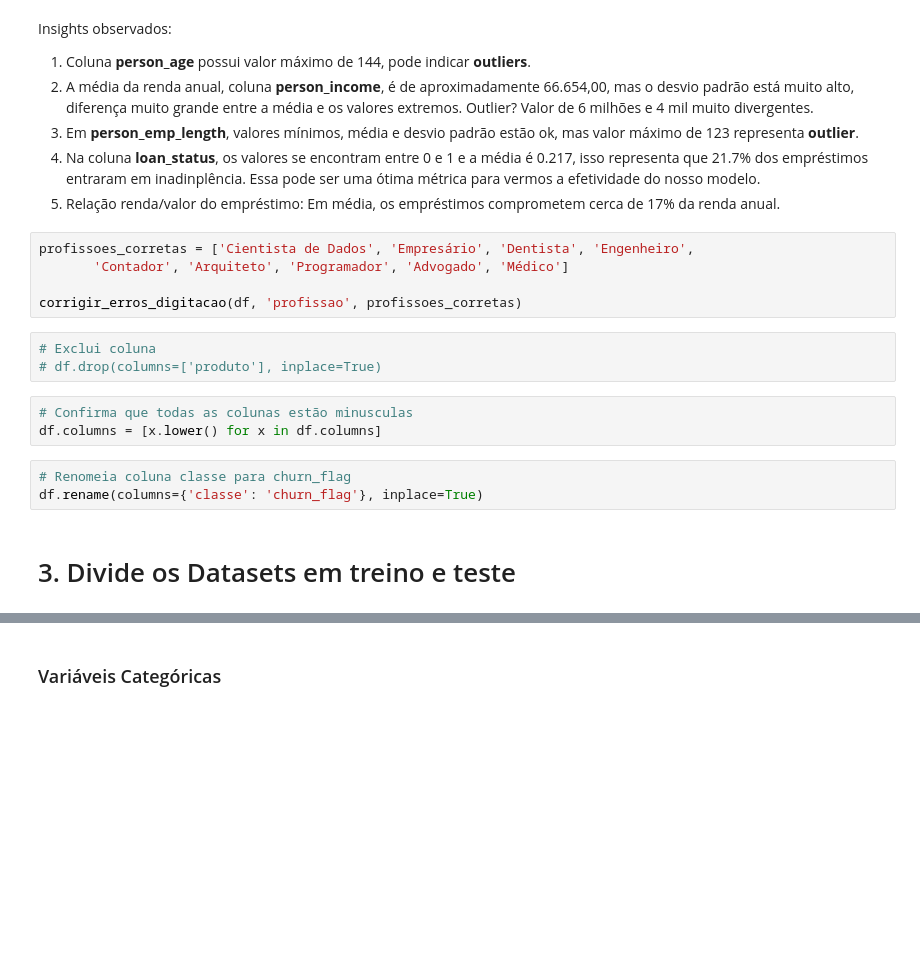
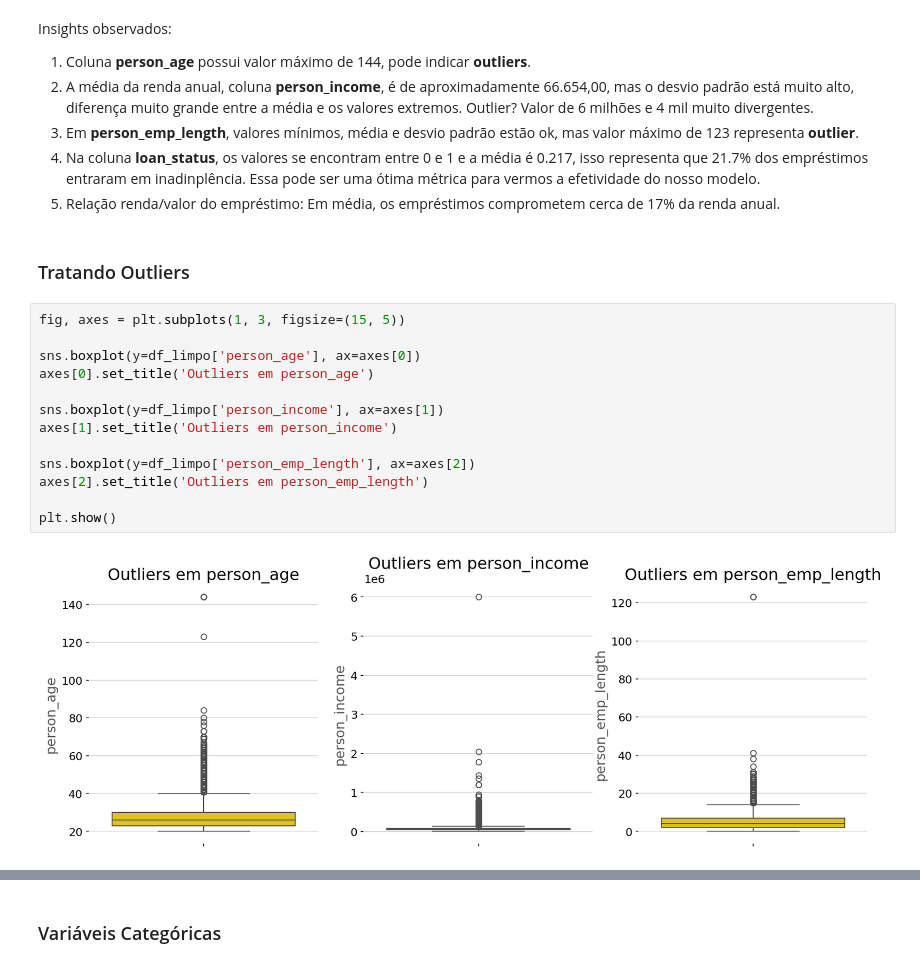
Before and after one commit to vvinicios/Machine-Learning-Consessao-de-Credito, a Jupyter notebook: 1-EDA.ipynb, the cells around one changed output, grey strips where cells are left out. Cells and saved outputs as stored; diff of their text form; blank space fills up the shorter version.

Commit message:
Concluindo divisão entre treino e teste e limpando outliers

```diff
--- a/1-EDA.ipynb
+++ b/1-EDA.ipynb
@@ -204,19 +216,20 @@ Insights observados:
 3. Em <b>person_emp_length</b>, valores mínimos, média e desvio padrão estão ok, mas valor máximo de 123 representa <b>outlier</b>.
 4. Na coluna <b>loan_status</b>, os valores se encontram entre 0 e 1 e a média é 0.217, isso representa que 21.7% dos empréstimos entraram em inadinplência. Essa pode ser uma ótima métrica para vermos a efetividade do nosso modelo.
 5. Relação renda/valor do empréstimo: Em média, os empréstimos comprometem cerca de 17% da renda anual.
-# %%
-profissoes_corretas = ['Cientista de Dados', 'Empresário', 'Dentista', 'Engenheiro',
-       'Contador', 'Arquiteto', 'Programador', 'Advogado', 'Médico']
-
-corrigir_erros_digitacao(df, 'profissao', profissoes_corretas)
-# %%
-# Exclui coluna
-# df.drop(columns=['produto'], inplace=True)
-# %%
-# Confirma que todas as colunas estão minusculas
-df.columns = [x.lower() for x in df.columns]
-# %%
-# Renomeia coluna classe para churn_flag
-df.rename(columns={'classe': 'churn_flag'}, inplace=True)
-# %% [markdown]
-# 3. Divide os Datasets em treino e teste
+# %% [markdown]
+### Tratando Outliers
+# %%
+fig, axes = plt.subplots(1, 3, figsize=(15, 5))
+
+sns.boxplot(y=df_limpo['person_age'], ax=axes[0])
+axes[0].set_title('Outliers em person_age')
+
+sns.boxplot(y=df_limpo['person_income'], ax=axes[1])
+axes[1].set_title('Outliers em person_income')
+
+sns.boxplot(y=df_limpo['person_emp_length'], ax=axes[2])
+axes[2].set_title('Outliers em person_emp_length')
+
+plt.show()
+# %% [output]
+[figure, added]
```
Also changed, not shown: parts of 19 cells of this notebook, 1 other file.
